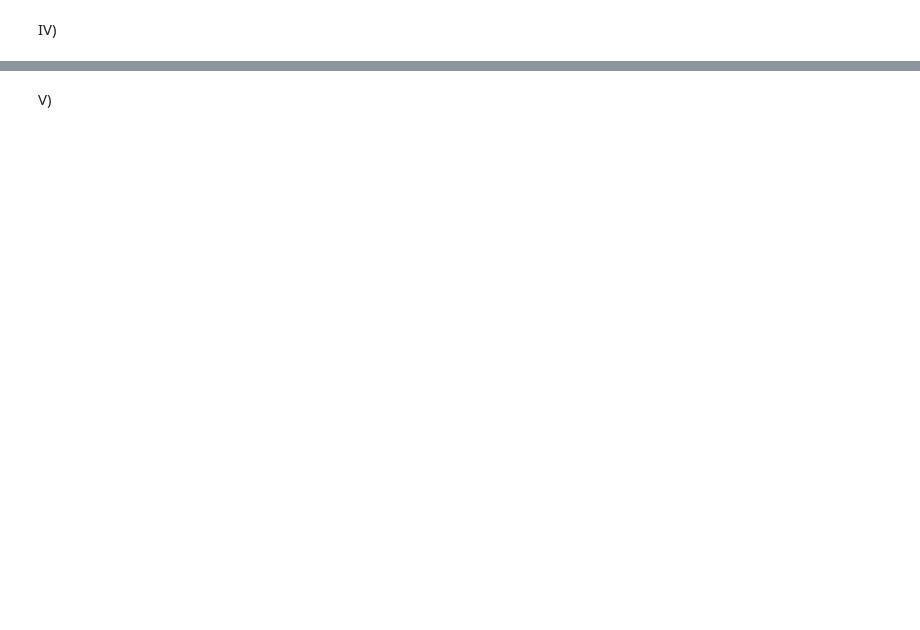
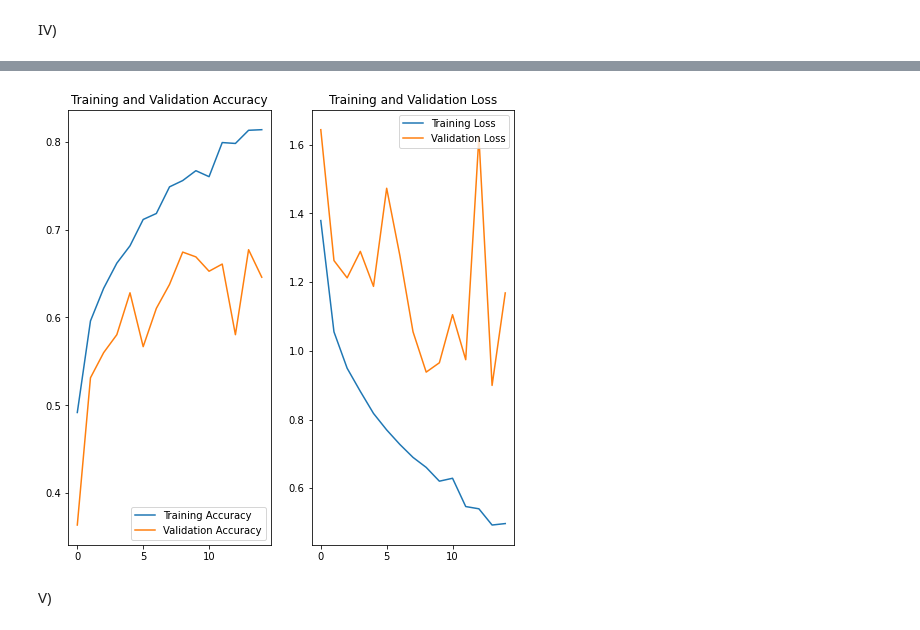
Before and after one commit to ray2g/Advanced-Machine-Learning-Projects, a Jupyter notebook: Assig_6/AAA_Assignment6_57454_57588.ipynb, the cells around one changed output, grey strips where cells are left out. Cells and saved outputs as stored; diff of their text form; code cells hidden in the pictures; blank space fills up the shorter version.

```diff
--- a/Assig_6/AAA_Assignment6_57454_57588.ipynb
+++ b/Assig_6/AAA_Assignment6_57454_57588.ipynb
@@ -662,16 +752,31 @@ IV)
+# %%
+AUTOTUNE = tf.data.AUTOTUNE
+
+train_ds = train_ds.cache().shuffle(1000).prefetch(buffer_size=AUTOTUNE)
+val_ds = val_ds.cache().prefetch(buffer_size=AUTOTUNE)
 # %%
 model = Sequential([
   data_augmentation,
   layers.Rescaling(1./255),
   layers.Conv2D(16, 3, padding='same', activation='relu'),
+  layers.BatchNormalization(),
   layers.MaxPooling2D(),
+  layers.BatchNormalization(),
   layers.Conv2D(32, 3, padding='same', activation='relu'),
+  layers.BatchNormalization(),
   layers.MaxPooling2D(),
+  layers.BatchNormalization(),
   layers.Conv2D(64, 3, padding='same', activation='relu'),
+  layers.BatchNormalization(),
   layers.MaxPooling2D(),
+  layers.BatchNormalization(),
   layers.Dropout(0.2),
   layers.Flatten(),
   layers.Dense(128, activation='relu'),
-  layers.Dense(num_classes),
-  layers.BatchNormalization()
+  layers.BatchNormalization(),
+  layers.Dense(num_classes)
 ])
+# %%
+model.compile(optimizer='adam',
+              loss=tf.keras.losses.SparseCategoricalCrossentropy(from_logits=True),
+              metrics=['accuracy'])
@@ -677,0 +803,7 @@ model = Sequential([
+# %%
+epochs = 15
+history_batchNormalization = model.fit(
+  train_ds,
+  validation_data=val_ds,
+  epochs=epochs
+)
@@ -678,3 +828,7 @@ model = Sequential([
+# %%
+plot_acc_loss(history_batchNormalization)
+# %% [output]
+[figure, added]
 # %% [markdown]
 V)
 # %%
```
Also changed, not shown: parts of 42 cells of this notebook.
